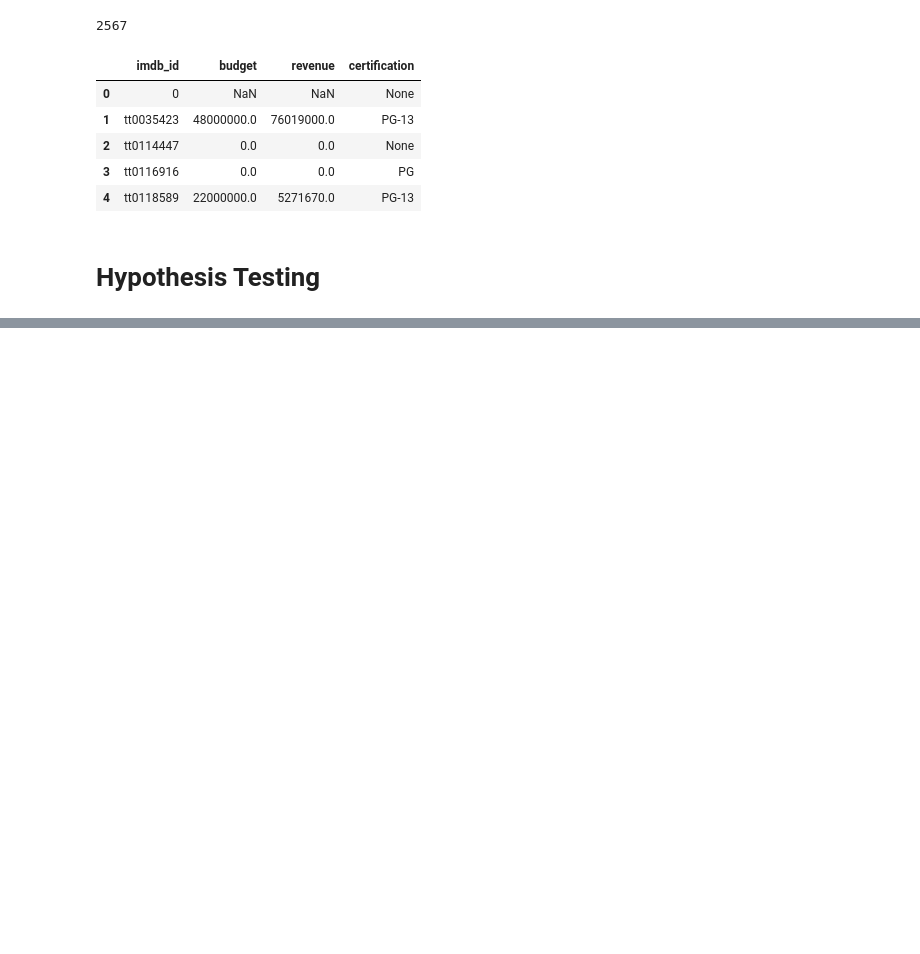
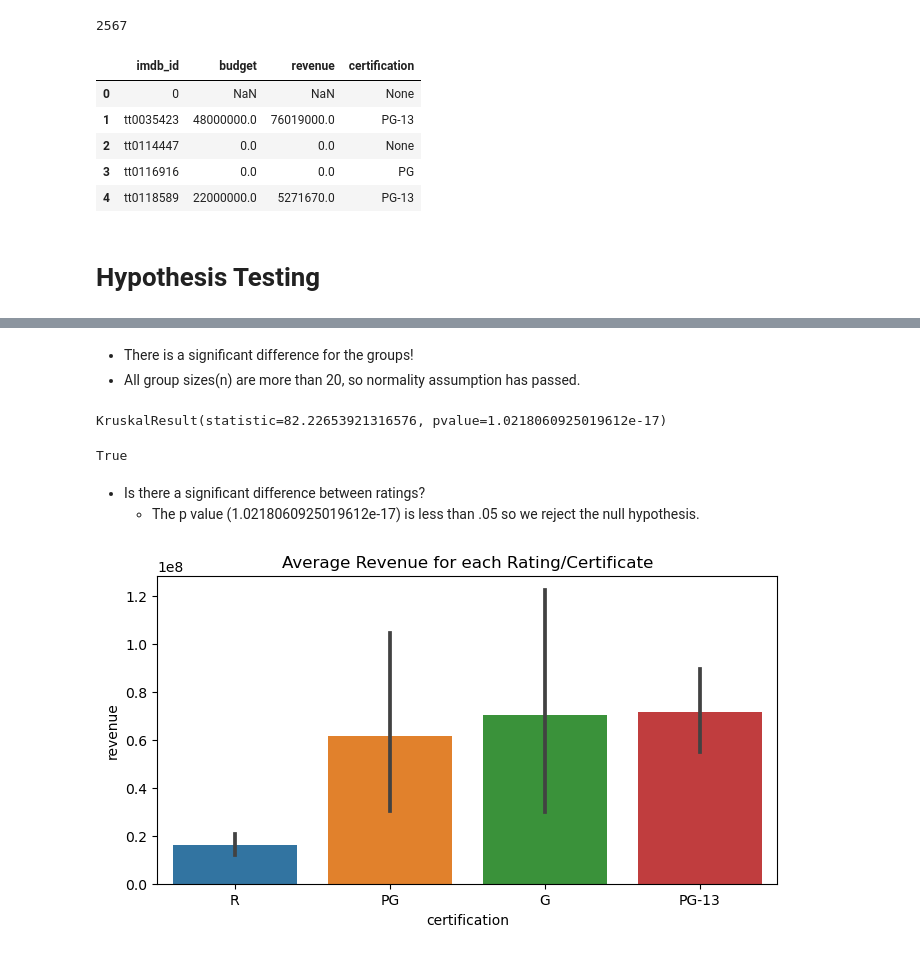
Before and after one commit to sharclark/IMDB-SQL-Database, a Jupyter notebook: IMDB SQL Database - with Hypothesis Testing.ipynb, the cells around one changed output, grey strips where cells are left out. Drawn from its saved outputs; the diff is of its cells as text; code cells hidden in the pictures; blank space fills up the shorter version.

```diff
--- a/IMDB SQL Database - with Hypothesis Testing.ipynb
+++ b/IMDB SQL Database - with Hypothesis Testing.ipynb
@@ -396,0 +403,4 @@ pd.read_sql(q, engine)
+# %%
+#df with just columns we need
+hypo1_df = tmdb_df[['certification', 'revenue']]
+hypo1_df
@@ -396,0 +454,5 @@ pd.read_sql(q, engine)
+# %%
+#only need (G/PG/PG-13/R), drop NC-17, Unrated, and NR
+value= ['G', 'PG', 'PG-13', 'R']
+hypo1_df = hypo1_df.query("certification == @value")
+hypo1_df['certification'].value_counts()
@@ -396,0 +533,25 @@ pd.read_sql(q, engine)
+# %% [markdown]
+- There is a significant difference for the groups!
+- All group sizes(n) are more than 20, so normality assumption has passed.
+# %%
+hyp1_anova = stats.kruskal(*groups.values())
+print(hyp1_anova)
+hyp1_anova.pvalue<.05
+# %% [output]
+KruskalResult(statistic=82.22653921316576, pvalue=1.0218060925019612e-17)
+True
+# %% [markdown]
+- Is there a significant difference between ratings?
+    - The p value (1.0218060925019612e-17) is less than .05 so we reject the null hypothesis.
+# %%
+#visual to support rejecting null hypothesis
+avg_revenue_cert = hypo1_df.groupby('certification')['revenue'].mean()
+avg_revenue_cert
+
+fig, ax = plt.subplots(figsize= (8, 4))
+sns.barplot(data=hypo1_df, x = 'certification', y = 'revenue', order = ['R', 'PG', 'G', 'PG-13'])
+
+plt.title('Average Revenue for each Rating/Certificate');
+plt.show();
+# %% [output]
+[figure, added]
```
Also changed, not shown: parts of 18 cells of this notebook.
